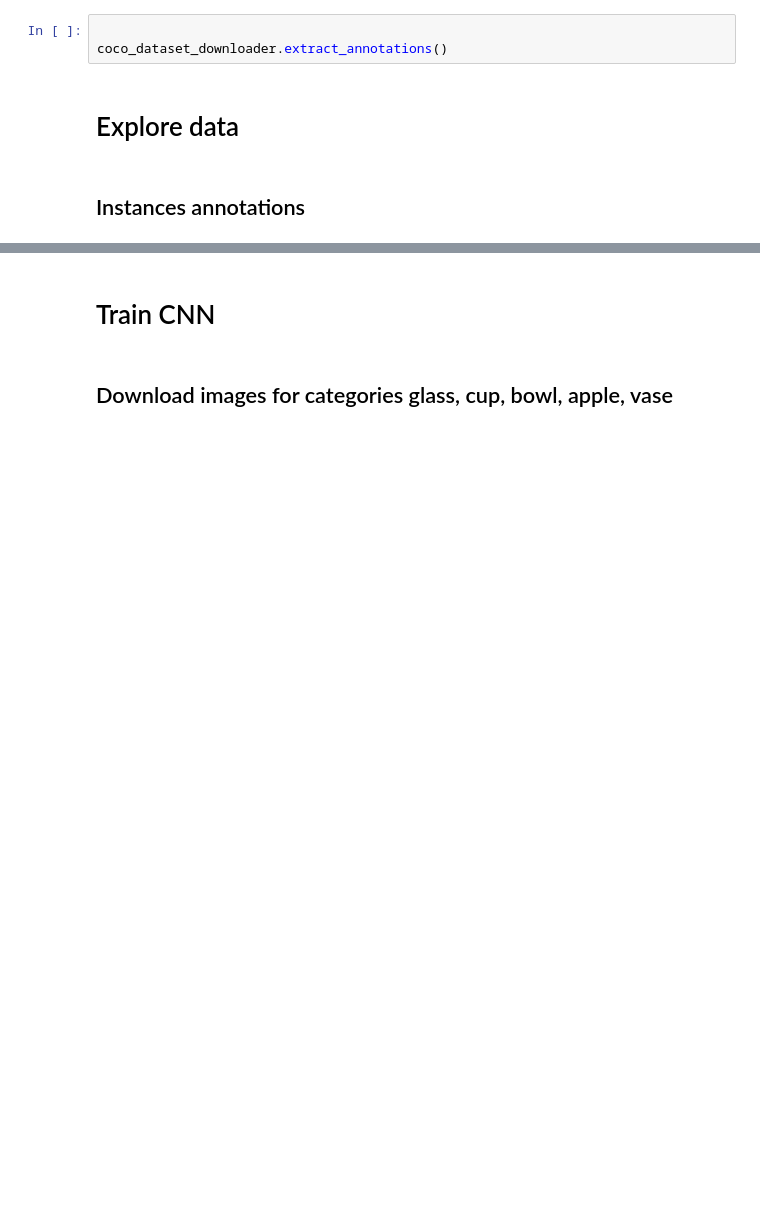
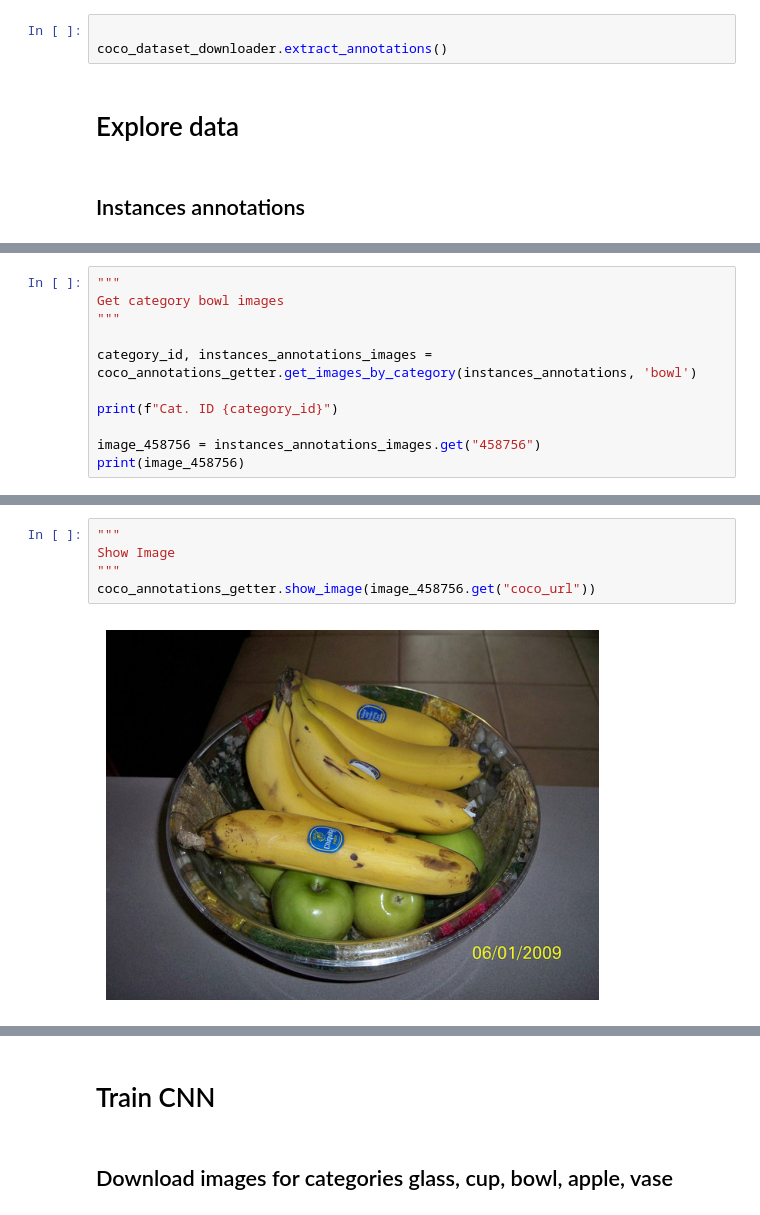
Before and after one commit to NikoletaKocurovaAI/artificial-intelligence, a Jupyter notebook: computer-vision/robot-object-recognition/jupyter-notebooks/object_classification.ipynb, the cells around one changed output, grey strips where cells are left out. Cells and saved outputs as stored; diff of their text form; blank space fills up the shorter version.

```diff
--- a/computer-vision/robot-object-recognition/jupyter-notebooks/object_classification.ipynb
+++ b/computer-vision/robot-object-recognition/jupyter-notebooks/object_classification.ipynb
@@ -219,3 +224,14 @@ coco_annotations_getter.show_image(image_196619.get("coco_url"))
 # %% [output]
 [figure]
 [figure]
+# %%
+"""
+Get category bowl images
+"""
+
+category_id, instances_annotations_images = coco_annotations_getter.get_images_by_category(instances_annotations, 'bowl')
+
+print(f"Cat. ID {category_id}")
+
+image_458756 = instances_annotations_images.get("458756")
+print(image_458756)
@@ -221,0 +252,7 @@ coco_annotations_getter.show_image(image_196619.get("coco_url"))
+# %%
+"""
+Show Image
+"""
+coco_annotations_getter.show_image(image_458756.get("coco_url"))
+# %% [output]
+[figure, added]
```
Also changed, not shown: parts of 11 cells of this notebook, 4 other files.
